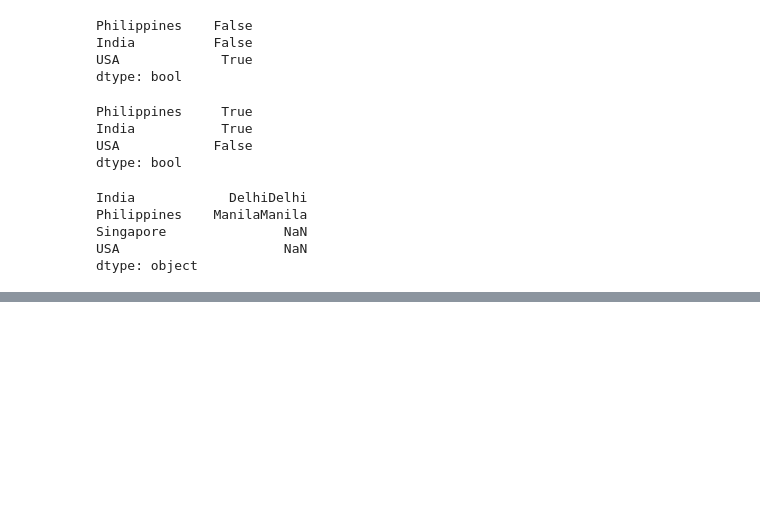
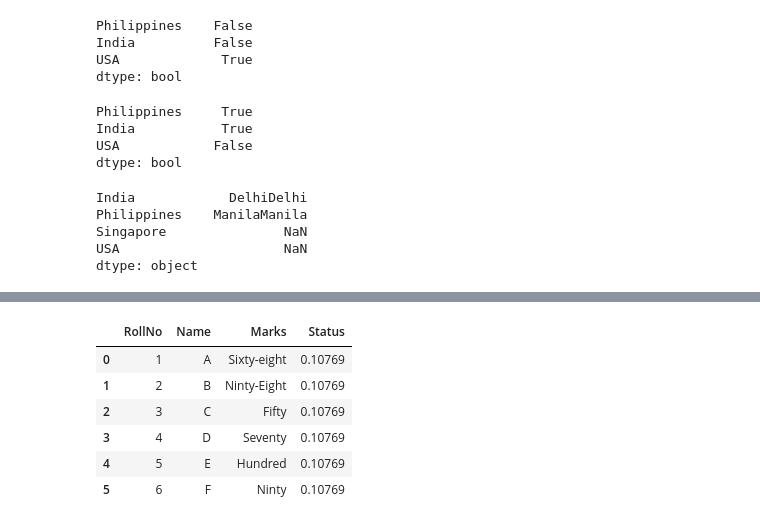
Before and after one commit to alekhaya99/Pandas_Tutorial, a Jupyter notebook: Pandas_Data_Structures.ipynb, the cells around one changed output, grey strips where cells are left out. Drawn from its saved outputs; the diff is of its cells as text; code cells hidden in the pictures; blank space fills up the shorter version.

```diff
--- a/Pandas_Data_Structures.ipynb
+++ b/Pandas_Data_Structures.ipynb
@@ -110,0 +238,11 @@ dtype: object
+# %%
+Class_Student1['Status']=np.random.rand()
+Class_Student1
+# %% [output]
+|  | RollNo | Name | Marks | Status |
+| 0 | 1 | A | Sixty-eight | 0.10769 |
+| 1 | 2 | B | Ninty-Eight | 0.10769 |
+| 2 | 3 | C | Fifty | 0.10769 |
+| 3 | 4 | D | Seventy | 0.10769 |
+| 4 | 5 | E | Hundred | 0.10769 |
+| 5 | 6 | F | Ninty | 0.10769 |
```
Also changed, not shown: parts of 20 cells of this notebook.
